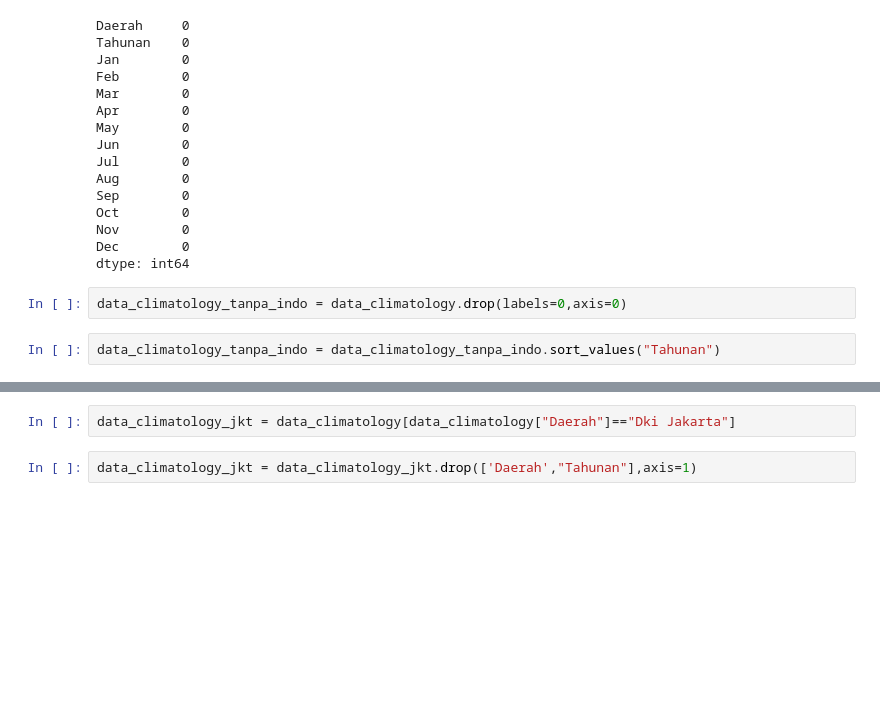
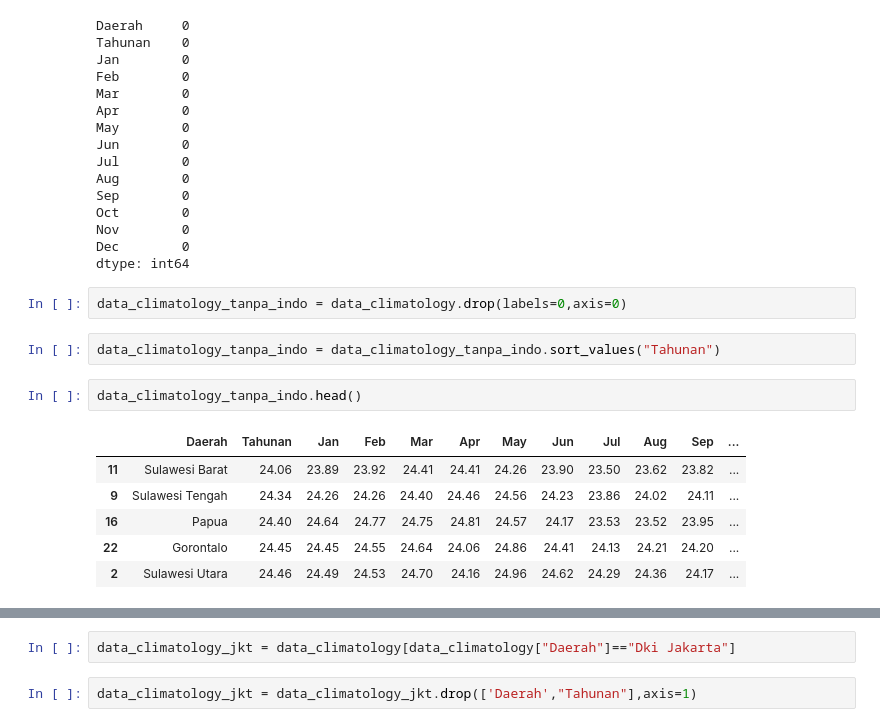
Before and after one commit to Erisukmawan/Gradio, a Jupyter notebook: gradio_project.ipynb, the cells around one changed output, grey strips where cells are left out. Cells and saved outputs as stored; diff of their text form; blank space fills up the shorter version.

```diff
--- a/gradio_project.ipynb
+++ b/gradio_project.ipynb
@@ -333,4 +333,13 @@ dtype: int64
 data_climatology_tanpa_indo = data_climatology.drop(labels=0,axis=0)
 # %%
 data_climatology_tanpa_indo = data_climatology_tanpa_indo.sort_values("Tahunan")
+# %%
+data_climatology_tanpa_indo.head()
+# %% [output]
+|  | Daerah | Tahunan | Jan | Feb | Mar | Apr | May | Jun | Jul | Aug | Sep | ... |
+| 11 | Sulawesi Barat | 24.06 | 23.89 | 23.92 | 24.41 | 24.41 | 24.26 | 23.90 | 23.50 | 23.62 | 23.82 | ... |
+| 9 | Sulawesi Tengah | 24.34 | 24.26 | 24.26 | 24.40 | 24.46 | 24.56 | 24.23 | 23.86 | 24.02 | 24.11 | ... |
+| 16 | Papua | 24.40 | 24.64 | 24.77 | 24.75 | 24.81 | 24.57 | 24.17 | 23.53 | 23.52 | 23.95 | ... |
+| 22 | Gorontalo | 24.45 | 24.45 | 24.55 | 24.64 | 24.06 | 24.86 | 24.41 | 24.13 | 24.21 | 24.20 | ... |
+| 2 | Sulawesi Utara | 24.46 | 24.49 | 24.53 | 24.70 | 24.16 | 24.96 | 24.62 | 24.29 | 24.36 | 24.17 | ... |
 # %%
```
Also changed, not shown: parts of 5 cells of this notebook.
